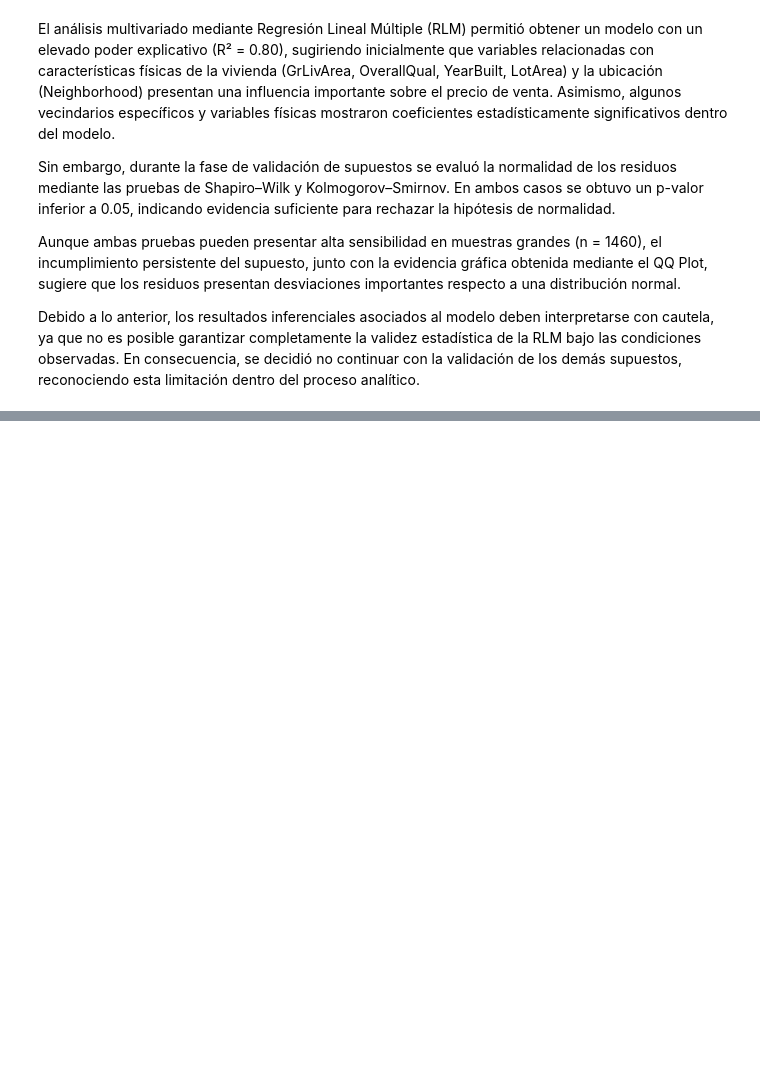
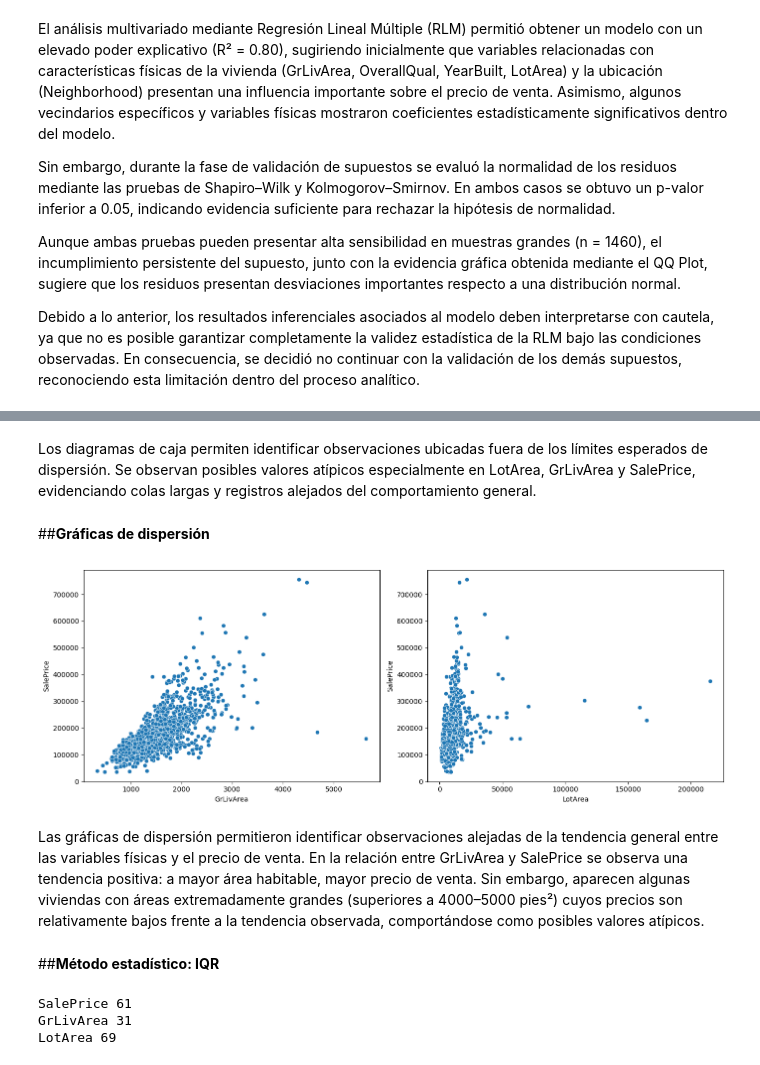
Before and after one commit to davidtzz/FCD-2026-1, a Jupyter notebook: proyecto_aula/py_David_TovarZurita_Jhon_GarciaPareja.ipynb, the cells around one changed output, grey strips where cells are left out. Drawn from its saved outputs; the diff is of its cells as text; code cells hidden in the pictures; blank space fills up the shorter version.

```diff
--- a/proyecto_aula/py_David_TovarZurita_Jhon_GarciaPareja.ipynb
+++ b/proyecto_aula/py_David_TovarZurita_Jhon_GarciaPareja.ipynb
@@ -945,0 +980,76 @@ Debido a lo anterior, los resultados inferenciales asociados al modelo deben int
+# %% [markdown]
+Los diagramas de caja permiten identificar observaciones ubicadas fuera de los límites esperados de dispersión. Se observan posibles valores atípicos especialmente en LotArea, GrLivArea y SalePrice, evidenciando colas largas y registros alejados del comportamiento general.
+# %% [markdown]
+##**Gráficas de dispersión**
+# %%
+fig,axs=plt.subplots(
+    1,
+    2,
+    figsize=(14,5)
+)
+
+sns.scatterplot(
+    data=train,
+    x='GrLivArea',
+    y='SalePrice',
+    ax=axs[0]
+)
+
+sns.scatterplot(
+    data=train,
+    x='LotArea',
+    y='SalePrice',
+    ax=axs[1]
+)
+
+plt.tight_layout()
+plt.show()
+# %% [output]
+[figure, added]
+# %% [markdown]
+Las gráficas de dispersión permitieron identificar observaciones alejadas de la tendencia general entre las variables físicas y el precio de venta. En la relación entre GrLivArea y SalePrice se observa una tendencia positiva: a mayor área habitable, mayor precio de venta. Sin embargo, aparecen algunas viviendas con áreas extremadamente grandes (superiores a 4000–5000 pies²) cuyos precios son relativamente bajos frente a la tendencia observada, comportándose como posibles valores atípicos.
+# %% [markdown]
+##**Método estadístico: IQR**
+# %%
+def detectar_iqr(df,col):
+
+    Q1=df[col].quantile(.25)
+
+    Q3=df[col].quantile(.75)
+
+    IQR=Q3-Q1
+
+    lim_inf=Q1-1.5*IQR
+
+    lim_sup=Q3+1.5*IQR
+
+    outliers=df[
+        (df[col]<lim_inf)
+        |
+        (df[col]>lim_sup)
+    ]
+
+    return outliers
+
+
+for col in [
+
+'SalePrice',
+'GrLivArea',
+'LotArea'
+
+]:
+
+    out=detectar_iqr(
+        train,
+        col
+    )
+
+    print(
+        col,
+        len(out)
+    )
+# %% [output]
+SalePrice 61
+GrLivArea 31
+LotArea 69
```
Also changed, not shown: parts of 51 cells of this notebook.
